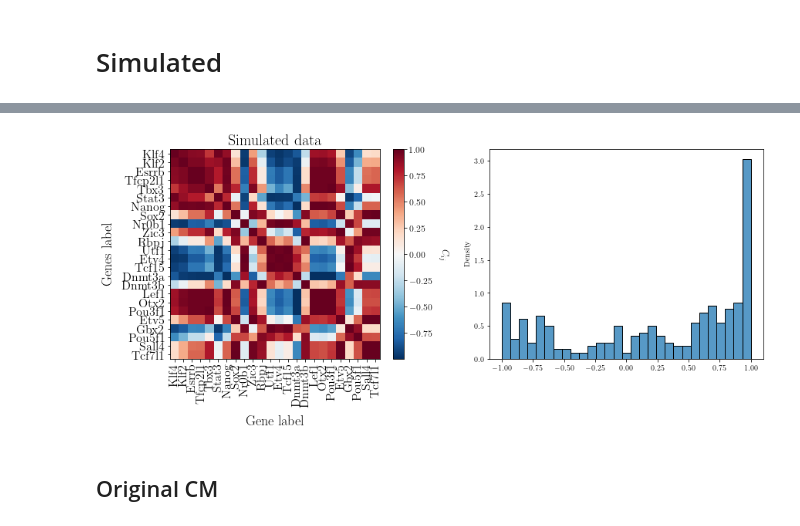
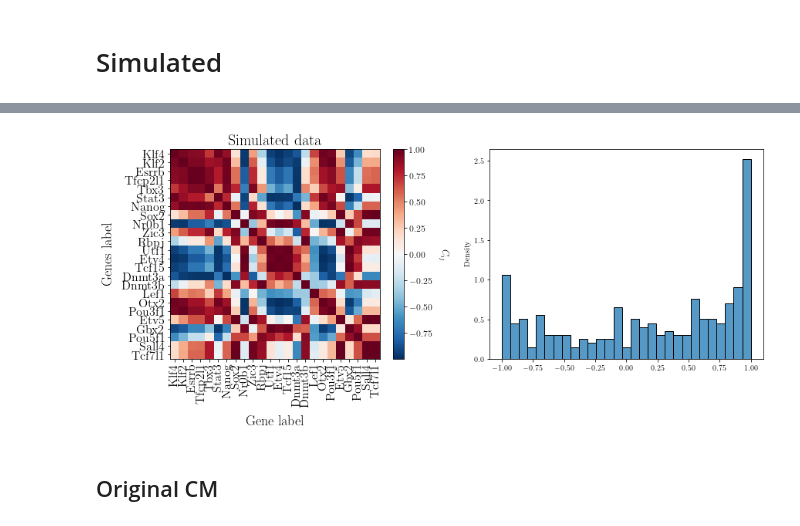
Before and after one commit to CleliaCorridori/GRN_Inference_CODE, a Jupyter notebook: 0_SCODE_MB-LogNorm_23_03_02.ipynb, the cells around one changed output, grey strips where cells are left out. Saved outputs shown, nothing was run; the diff lists cells and outputs as text; code cells hidden in the pictures.

Commit message:
KO for scode completed

```diff
--- a/0_SCODE_MB-LogNorm_23_03_02.ipynb
+++ b/0_SCODE_MB-LogNorm_23_03_02.ipynb
@@ -474,11 +477,20 @@ np.savetxt(path_data+"OUT_SCODE_LN/A_sel_LogNorm_MB.txt",A_tot)
 matplotlib.rc('font', **{'family': 'serif', 'serif': ['Computer Modern']})
 matplotlib.rc('text', usetex=True)
 # %%
-out_sim = "/Users/cleliacorridori/Dropbox_2021\ Dropbox/Jorah\ Mormont/GRN_Inference/DATA/OUT_SCODE_LN/out_simSCODE_LogNorm_MB.txt"
-N_genes = (24)
+compute = True
+N_sim=500
+df_sim = np.zeros((len(genes_order), 101, N_sim))
 
-# call R script Reconstruct_dynamics.R
-! Rscript /Users/cleliacorridori/Dropbox_2021\ Dropbox/Jorah\ Mormont/GRN_Inference/CODE/Reconstruct_dynamics.R /Users/cleliacorridori/Dropbox_2021\ Dropbox/Jorah\ Mormont/GRN_Inference/DATA/OUT_SCODE_LN/initial_GE_LogNorm_MB.txt /Users/cleliacorridori/Dropbox_2021\ Dropbox/Jorah\ Mormont/GRN_Inference/DATA/OUT_SCODE_LN/A_sel_LogNorm_MB.txt {out_sim} {24}
+for ii in range(N_sim):
+    if ii%50==0:
+        print("Exp ", ii)
+    out_sim = "/Users/cleliacorridori/Dropbox_2021\ Dropbox/Jorah\ Mormont/GRN_Inference/DATA/OUT_SCODE_LN/KO_LN/NO_KO/out_simSCODE_LogNorm_MB_"+str(ii)+".txt"
 
-df_sim = pd.read_table(path_data+"OUT_SCODE_LN/out_simSCODE_LogNorm_MB.txt", delimiter="\t", dtype={"Value": float}).set_index(genes_order)
+    if compute:
+        # call R script Reconstruct_dynamics.R
+        ! Rscript /Users/cleliacorridori/Dropbox_2021\ Dropbox/Jorah\ Mormont/GRN_Inference/GRN_Inference_CODE/Reconstruct_dynamics.R /Users/cleliacorridori/Dropbox_2021\ Dropbox/Jorah\ Mormont/GRN_Inference/DATA/OUT_SCODE_LN/initial_GE_LogNorm_MB.txt /Users/cleliacorridori/Dropbox_2021\ Dropbox/Jorah\ Mormont/GRN_Inference/DATA/OUT_SCODE_LN/A_sel_LogNorm_MB.txt {out_sim} {24}
+
+    # load simulated data
+    df_sim[:,:,ii] = pd.read_table(path_data+"OUT_SCODE_LN/KO_LN/NO_KO/out_simSCODE_LogNorm_MB_"+str(ii)+".txt", delimiter="\t", dtype={"Value": float}).set_index(genes_order)
+    df_sim[df_sim<0]=0
 # %% [output]
@@ -511,17 +567,20 @@ plt.grid(True)
 # %%
-cm_sim_SCODE_PST_MB_lN_Cont = np.corrcoef(df_sim)
+cm_sim = np.zeros((df_sim.shape[0], df_sim.shape[0], df_sim.shape[2]))
+for ii in range(df_sim.shape[2]):
+    cm_sim[:,:, ii] = np.corrcoef(df_sim[:,:,ii])
+cm_sim_SCODE_PST_MB_lN_Cont = np.mean(cm_sim, axis=2)
 
 bins = np.linspace(-1, 1, 30)
 
 fig, ax = plt.subplots(nrows=1, ncols=2, figsize=(14, 5))
 figfunc.plotmat(cm_sim_SCODE_PST_MB_lN_Cont, fig, ax[0], genes_order, "Simulated data")
 sns.histplot(np.ndarray.flatten(cm_sim_SCODE_PST_MB_lN_Cont), bins=bins,  ax=ax[1], stat="density")
 plt.show()
 
 # # plt.imshow(np.corrcoef(spins_new_lN))
 # print(np.where(spins_sim==float("nan")))
 # %% [output]
-[figure, old version]
+[figure, new version]
 # %% [markdown]
 ## Original CM
 # %%
```
Also changed, not shown: parts of 44 cells of this notebook, 4 other files.
